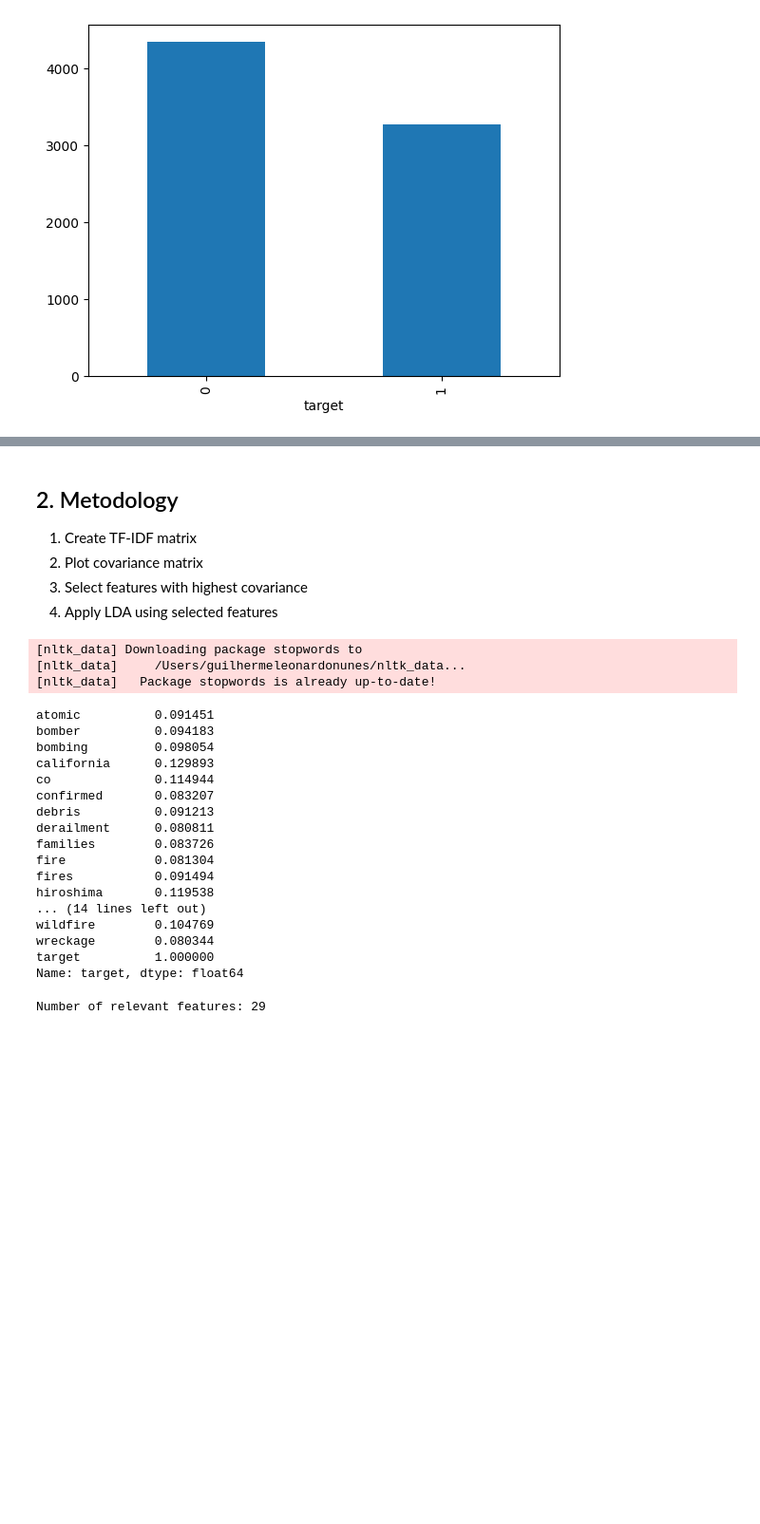
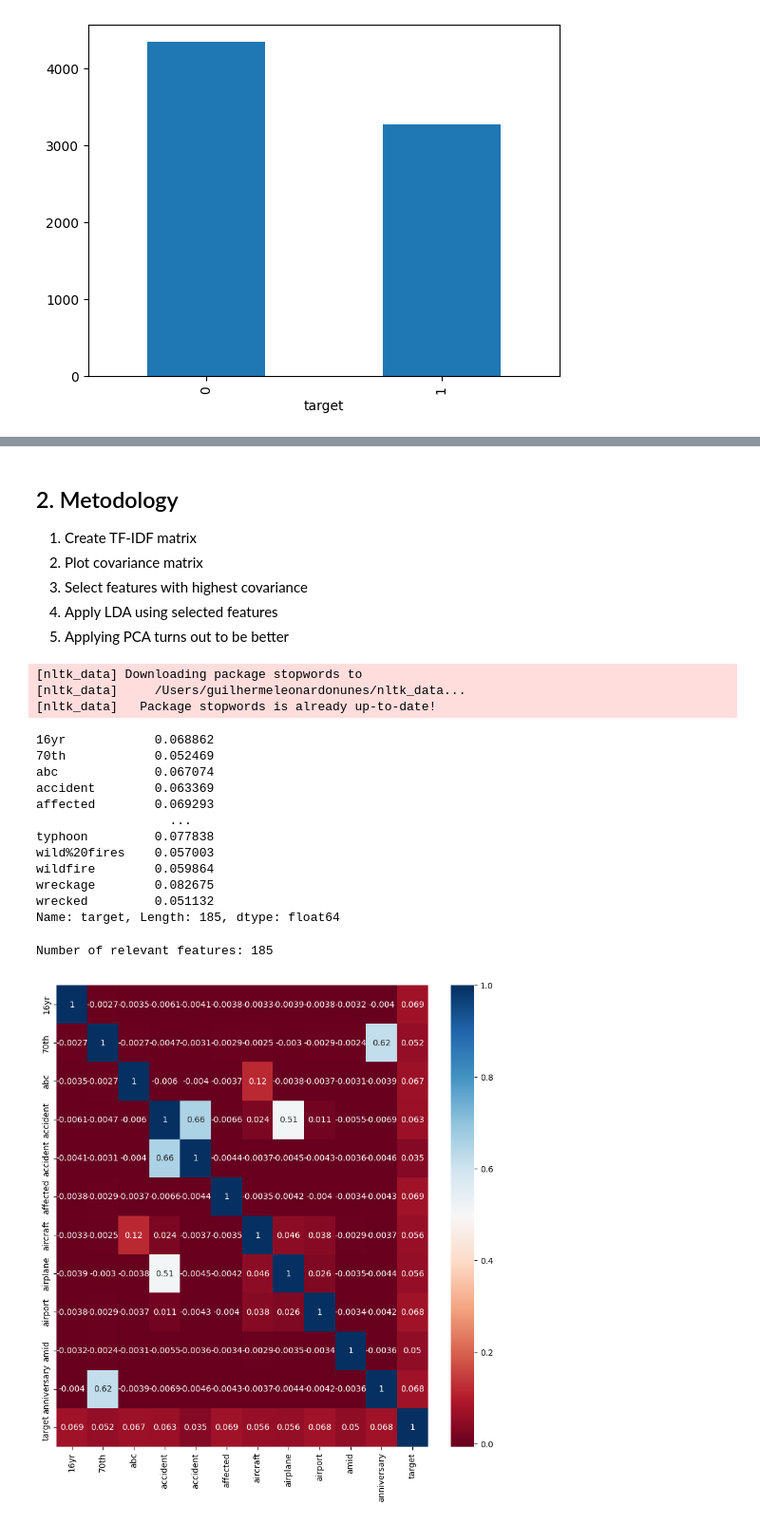
Before and after one commit to GUILN/reconhecimento_de_padroes_em_estatistica_t2, a Jupyter notebook: notebooks/twitter_disaster_analysis.ipynb, the cells around one changed output, grey strips where cells are left out. Shown at 95% size. Saved outputs shown, nothing was run; the diff lists cells and outputs as text; code cells hidden in the pictures; blank space fills up the shorter version.

```diff
--- a/notebooks/twitter_disaster_analysis.ipynb
+++ b/notebooks/twitter_disaster_analysis.ipynb
@@ -42,6 +114,7 @@ df_tweets.target.value_counts().plot(kind="bar")
 2. Plot covariance matrix
 3. Select features with highest covariance
 4. Apply LDA using selected features
+5. Applying PCA turns out to be better
 # %%
 # create TF-IDF features
 from sklearn.feature_extraction.text import TfidfVectorizer
@@ -60,30 +134,45 @@ X = vectorizer.fit_transform(df_tweets.text)
 # create a dataframe with the features and the target variable
 df_features = pd.DataFrame(X.toarray(), columns=vectorizer.get_feature_names_out())
 df_features["target"] = df_tweets.target
+# add keyword and location columns
+df_features["location"] = df_tweets.location
+# add one-hot encoded keyword columns
+df_features = pd.concat([df_features, df_keyword], axis=1)
 # get correlation matrix
 corr_matrix = df_features.corr()
 # get the most correlated features
 corr_target = abs(corr_matrix["target"])
-relevant_features = corr_target[corr_target > 0.08]
+relevant_features = corr_target[corr_target > 0.05]
+# drop the target variable
+relevant_features = relevant_features.drop("target")
 display(relevant_features)
 # count relevant features
 print("Number of relevant features: {}".format(len(relevant_features)))
 # %% [output]
-atomic          0.091451
-bomber          0.094183
-bombing         0.098054
-california      0.129893
-co              0.114944
-confirmed       0.083207
-debris          0.091213
-derailment      0.080811
-families        0.083726
-fire            0.081304
-fires           0.091494
-hiroshima       0.119538
-... (14 lines left out)
-wildfire        0.104769
-wreckage        0.080344
-target          1.000000
-Name: target, dtype: float64
+16yr            0.068862
+70th            0.052469
+abc             0.067074
+accident        0.063369
+affected        0.069293
+                  ...
+typhoon         0.077838
+wild%20fires    0.057003
+wildfire        0.059864
+wreckage        0.082675
+wrecked         0.051132
+Name: target, Length: 185, dtype: float64
-Number of relevant features: 29
+Number of relevant features: 185
+# %%
+# plot correlation matrix of relevant features with target variable
+import seaborn as sns
+import matplotlib.pyplot as plt
+plt.figure(figsize=(10,10))
+# make data frame with top 10 most correlated features plus target variable
+df_top10 = df_features[relevant_features.index[:10]].copy()
+df_top10["target"] = df_features["target"]
+
+# plot only the 10 first relavant of highest correlation with target variable
+sns.heatmap(df_top10.corr(), annot=True, cmap="RdBu")
+plt.show()
+# %% [output]
+[figure, added]
```
Also changed, not shown: parts of 38 cells of this notebook, 2 other files.
